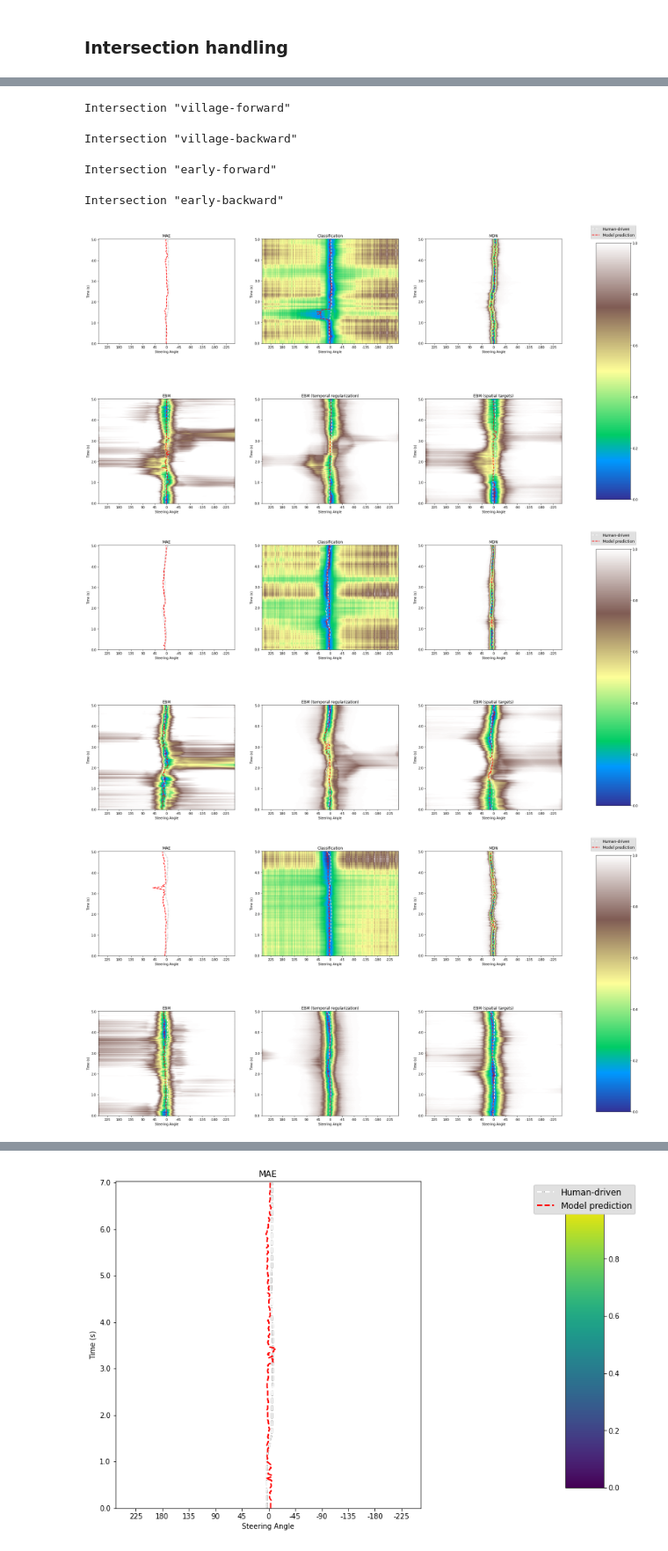
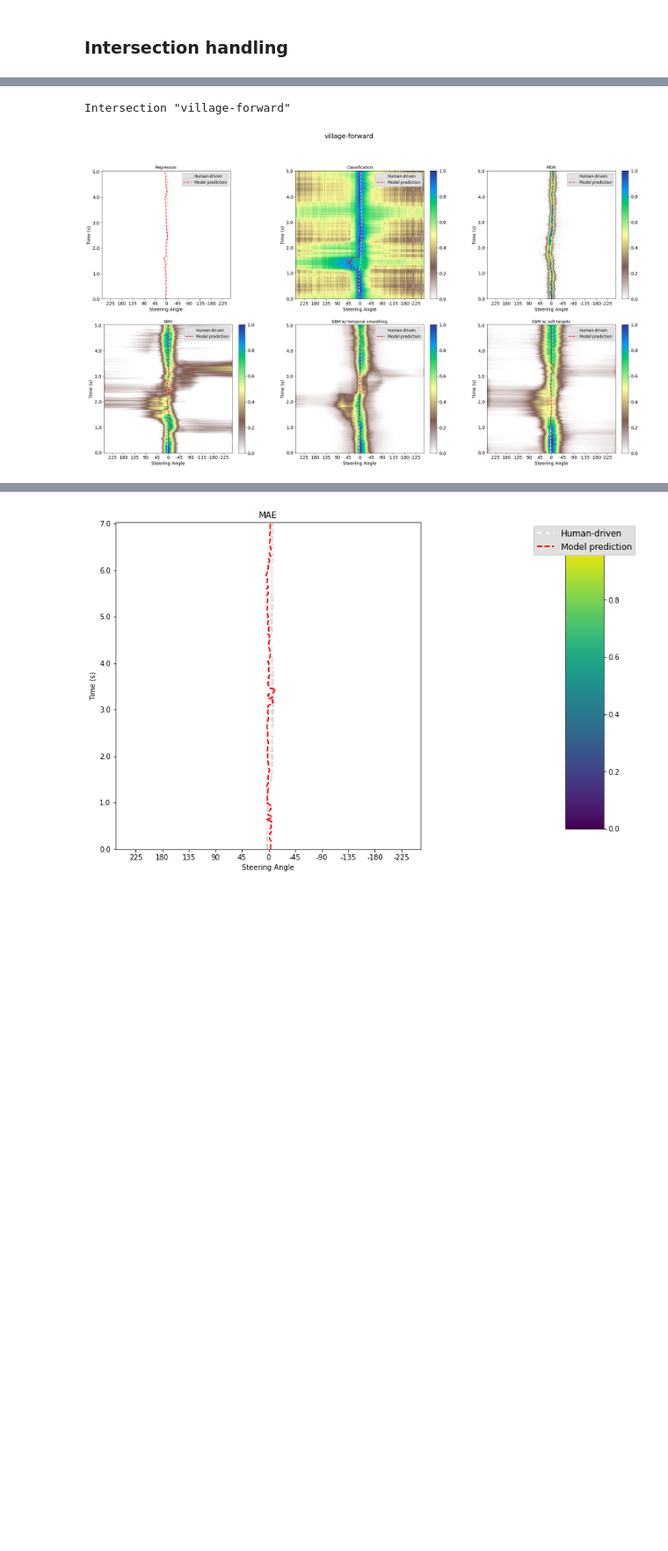
Before and after one commit to nikebless/e2e-driving, a Jupyter notebook: notebooks/intersection_handling.ipynb, the cells around one changed output, grey strips where cells are left out. Shown at 88% size. Cells and saved outputs as stored; diff of their text form; code cells hidden in the pictures; blank space fills up the shorter version.

Commit message:
add paper final figures and notebooks

```diff
--- a/notebooks/intersection_handling.ipynb
+++ b/notebooks/intersection_handling.ipynb
@@ -366,7 +415,7 @@ BOUND = 4.5
 N_SAMPLES = 512
 
 
-def get_full_model_outputs(model_name, model_type, dataloader, config={}):
+def get_full_model_outputs(model_name, model_type, dataloader, config={}, soft=False, temperature=1.0):
     '''Runs the torch model to extract energy/etc'''
 
     path_to_model = os.path.join('../_models', model_name + '.pt')
@@ -391,7 +440,7 @@ def get_full_model_outputs(model_name, model_type, dataloader, config={}):
         elif model_type == 'pilotnet-mdn':
             pred_angle = preds
             pi, sigma, mu = raw_model(inputs)
-            inverted_probas = get_mdn_density(pi, sigma, mu)
+            inverted_probas = get_mdn_density(pi, sigma, mu, softmax=soft, temperature=temperature)
             inverted_probas = torch.squeeze(inverted_probas).cpu().detach().numpy()
             pred_distributions.append(inverted_probas)
         elif model_type == 'pilotnet-classifier':
@@ -413,6 +462,9 @@ def get_full_model_outputs(model_name, model_type, dataloader, config={}):
 
     pred_distributions = np.vstack(pred_distributions)
 
+    # if pred_distributions.shape[1] > 0:
+    #     print(f'Model: {model_name}. Logits shape: {pred_distributions.shape}, min: {pred_distributions.min()}, max: {pred_distributions.max()}, mean: {pred_distributions.mean()}, std: {pred_distributions.std()}')
+
     del inputs
     del target
     del preds
@@ -513,9 +597,12 @@ def plot_pred_distribution(ax, pred_distribution, pred_angles, true_angles, mode
+# %%
+PLACES = ['village-forward', 'village-backward', 'early-forward', 'early-backward', 't-intersection-forward', 't-intersection-backward', 'sharp-turn-forward']
 # %%
 model_name_to_label = {
     'classifier-512': 'Classification',
     'ebm-512-s1': 'EBM',
     'mdn-5-s1': 'MDN',
-    'mae-s2': 'MAE',
-    'ebm-normal-1-s1': 'EBM (temporal regularization)',
-    'ebm-spatial-0-s2': 'EBM (spatial targets)',
+    'mae-s2': 'Regression',
+    'ebm-normal-1-s1': 'EBM w/ temporal smoothing',
+    'ebm-spatial-0-s2': 'EBM w/ soft targets',
+    'mdn-3-s1-90-0-90': 'MDN'
 }
@@ -522,5 +701,5 @@ model_name_to_label = {
 # %%
-intersection_dataset = crop_intersection(expert_ds, expert_back_ds, 'early-forward')
+intersection_dataset = crop_place(expert_ds, expert_back_ds, PLACES[2])
 frame = intersection_dataset.frames.iloc[60].image_path
 print(frame)
 !code $frame
@@ -529,39 +772,63 @@ print(frame)
 # %%
 # prepare models
 models = df.groupby('model_name').first().reset_index()[['model_name','model_type']].values
 models = models[[4, 0, 5, 1, 2, 3]]
+# models = models[[4, 0, 5, 1]]
+# models = models[[1]]
 
-for intersection in INTERSECTIONS:
+# models = [('mae-s2', 'pilotnet', None), ('mdn-5-s1', 'pilotnet-mdn', 5), ('mdn-3-s1-90-0-90', 'pilotnet-mdn', 3), ('classifier-512', 'pilotnet-classifier', None),
+#           ('ebm-512-s1', 'pilotnet-ebm', None), ('ebm-normal-1-s1', 'pilotnet-ebm', None), ('ebm-spatial-0-s2', 'pilotnet-ebm', None)]
+
+soft = False
+temperature = 5
+
+os.makedirs('figures', exist_ok=True)
+
+for intersection in PLACES[:1]:
+
+    # min_val = 9999
+    # max_val = -9999
 
     # prepare intersection dataset
     expert_ds.transform = transforms.Compose([nv.NvidiaCropWide(), nv.Normalize()])
     expert_back_ds.transform = transforms.Compose([nv.NvidiaCropWide(), nv.Normalize()])
-    intersection_dataset = crop_intersection(expert_ds, expert_back_ds, intersection)
+    intersection_dataset = crop_place(expert_ds, expert_back_ds, intersection)
     loader = DataLoader(intersection_dataset, batch_size=32, shuffle=False, num_workers=4, pin_memory=True, persistent_workers=True)
 
     # plot predictions
     fig, axes = plt.subplots(2, 3, figsize=(30, 16))
-    for (model_name, model_type), ax in zip(models, axes.flatten()):
-        pred_angles, true_angles, pred_distributions = get_full_model_outputs(model_name, model_type, loader)
-        mappable = plot_pred_distribution(ax, pred_distributions, pred_angles, true_angles, model_type, model_name_to_label[model_name])
+    if not hasattr(axes, '__iter__'):
+        axes = np.array([axes])
 
+    model_preds = []
+    for (model_name, model_type) in models:
+        pred_angles, true_angles, pred_distributions = get_full_model_outputs(model_name, model_type, loader, soft=soft, temperature=temperature)
+        # candidate_min_val = np.min(pred_distributions)
+        # candidate_max_val = np.max(pred_distributions)
+        # if candidate_min_val < min_val:
+        #     min_val = candidate_min_val
+        # if candidate_max_val > max_val:
+        #     max_val = candidate_max_val
+
+        model_preds.append((model_name, model_type, pred_angles, true_angles, pred_distributions))
+
+    for (model_name, model_type, pred_angles, true_angles, pred_distributions), ax in zip(model_preds, axes.flatten()):
+        mappable = plot_pred_distribution(ax, pred_distributions, pred_angles, true_angles, model_type,
+                                            model_name_to_label[model_name], soft=soft, temperature=temperature)
+
+    fig.suptitle(intersection, fontsize=20)
     # add colorbar
-    fig.subplots_adjust(right=0.8, hspace=0.2, wspace=0.2, bottom=0.1, top=0.9)
-    cbar_ax = fig.add_axes([0.85, 0.15, 0.05, 0.7])
-    fig.colorbar(mappable, cax=cbar_ax)
+    # fig.subplots_adjust(right=0.8, hspace=0.2, wspace=0.2, bottom=0.15, top=0.85)
+    # cbar_ax = fig.add_axes([0.85, 0.15, 0.05, 0.7])
+    # fig.colorbar(mappable, cax=cbar_ax)
 
     # add legend
     handles, labels = axes.flatten()[-1].get_legend_handles_labels()
     cbar_ax.legend(handles, labels, loc='upper center', bbox_to_anchor=(0.5, 1.075), ncol=1, facecolor='#e0e0e0', framealpha=1, prop={'size': 12})
 
-    # fig.suptitle(f'Intersection "{intersection}"')
     print(f'Intersection "{intersection}"')
     fig.show()
+    fig.savefig(f'figures/densities_{intersection}.png')
 # %% [output]
 Intersection "village-forward"
-Intersection "village-backward"
-Intersection "early-forward"
-Intersection "early-backward"
-[figure, old version]
+[figure, new version]
-[figure, removed]
-[figure, removed]
```
Also changed, not shown: parts of 26 cells of this notebook, 19 other files.
